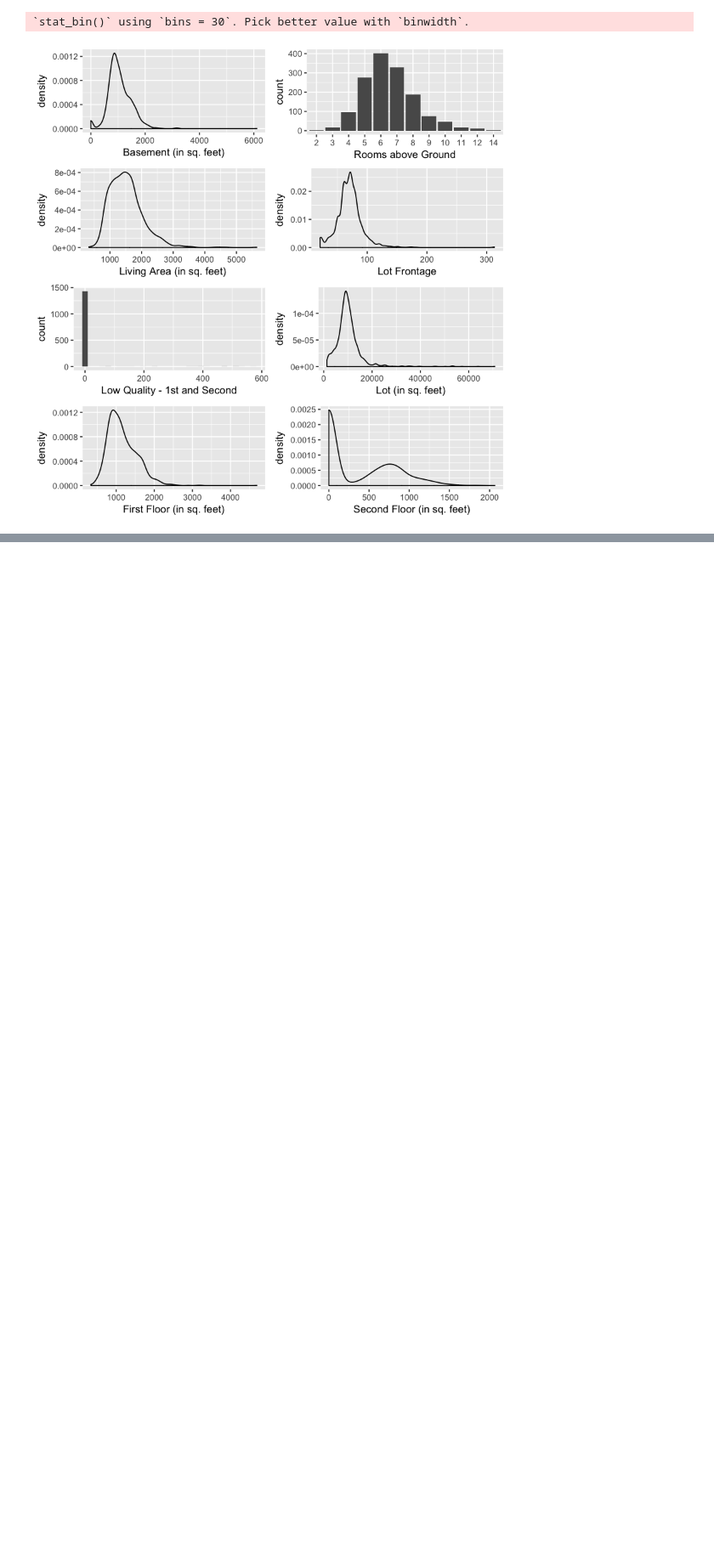
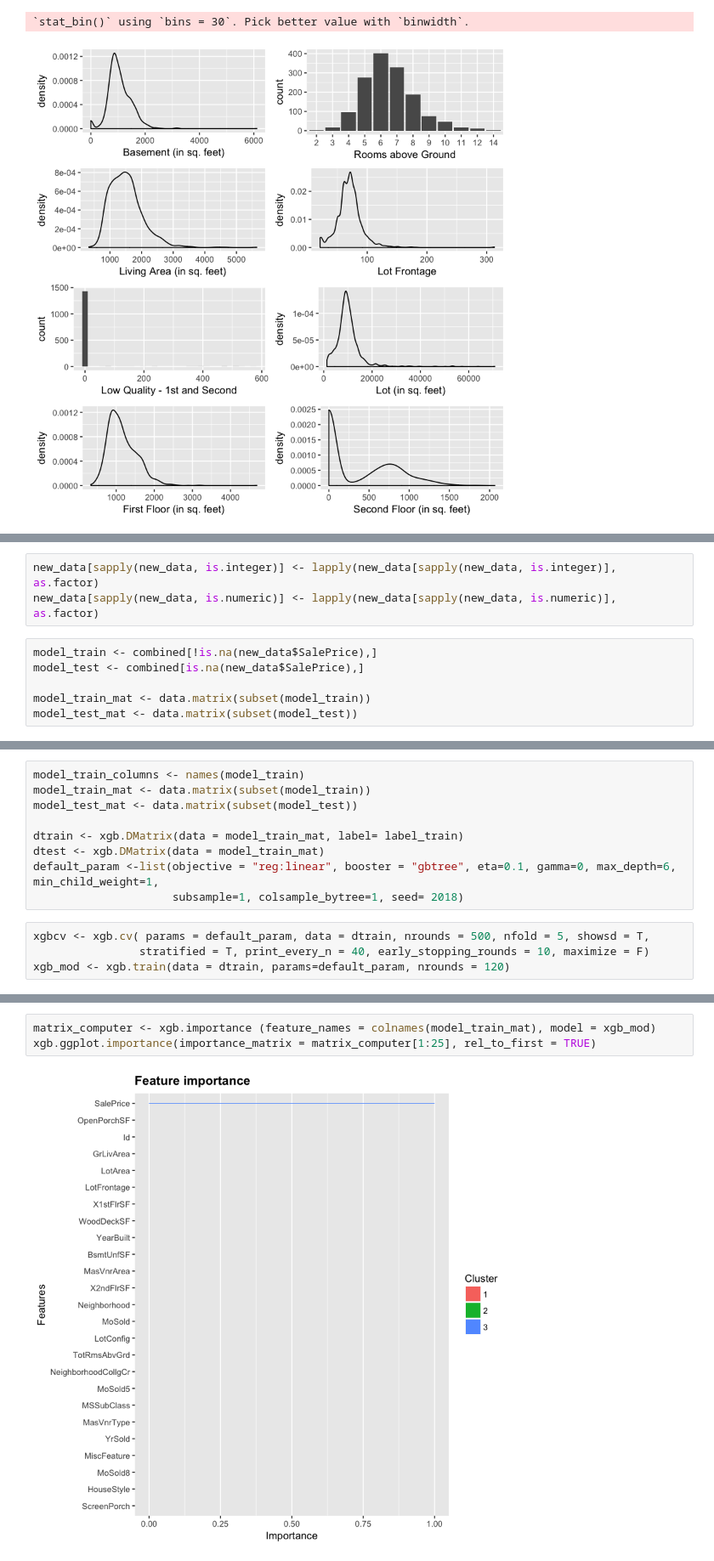
Before and after one commit to royadityak/PrescriptiveAnalytics, a Jupyter notebook: Forecasting/Forecasting_Housing_XGBoost_Lasso.ipynb, the cells around one changed output, grey strips where cells are left out. Shown at 85% size. Drawn from its saved outputs; the diff is of its cells as text; blank space fills up the shorter version.

```diff
--- a/Forecasting/Forecasting_Housing_XGBoost_Lasso.ipynb
+++ b/Forecasting/Forecasting_Housing_XGBoost_Lasso.ipynb
@@ -290,0 +341,9 @@ multiplot(plot_1, plot_2, plot_3, plot_4, plot_5, plot_6, plot_7, plot_8, layout
+# %%
+new_data[sapply(new_data, is.integer)] <- lapply(new_data[sapply(new_data, is.integer)], as.factor)
+new_data[sapply(new_data, is.numeric)] <- lapply(new_data[sapply(new_data, is.numeric)], as.factor)
+# %%
+model_train <- combined[!is.na(new_data$SalePrice),]
+model_test <- combined[is.na(new_data$SalePrice),]
+
+model_train_mat <- data.matrix(subset(model_train))
+model_test_mat <- data.matrix(subset(model_test))
@@ -290,0 +369,13 @@ multiplot(plot_1, plot_2, plot_3, plot_4, plot_5, plot_6, plot_7, plot_8, layout
+# %%
+model_train_columns <- names(model_train)
+model_train_mat <- data.matrix(subset(model_train))
+model_test_mat <- data.matrix(subset(model_test))
+
+dtrain <- xgb.DMatrix(data = model_train_mat, label= label_train)
+dtest <- xgb.DMatrix(data = model_train_mat)
+default_param <-list(objective = "reg:linear", booster = "gbtree", eta=0.1, gamma=0, max_depth=6, min_child_weight=1,
+                     subsample=1, colsample_bytree=1, seed= 2018)
+# %%
+xgbcv <- xgb.cv( params = default_param, data = dtrain, nrounds = 500, nfold = 5, showsd = T,
+                stratified = T, print_every_n = 40, early_stopping_rounds = 10, maximize = F)
+xgb_mod <- xgb.train(data = dtrain, params=default_param, nrounds = 120)
@@ -290,0 +402,5 @@ multiplot(plot_1, plot_2, plot_3, plot_4, plot_5, plot_6, plot_7, plot_8, layout
+# %%
+matrix_computer <- xgb.importance (feature_names = colnames(model_train_mat), model = xgb_mod)
+xgb.ggplot.importance(importance_matrix = matrix_computer[1:25], rel_to_first = TRUE)
+# %% [output]
+[figure, added]
```
Also changed, not shown: parts of 19 cells of this notebook.
